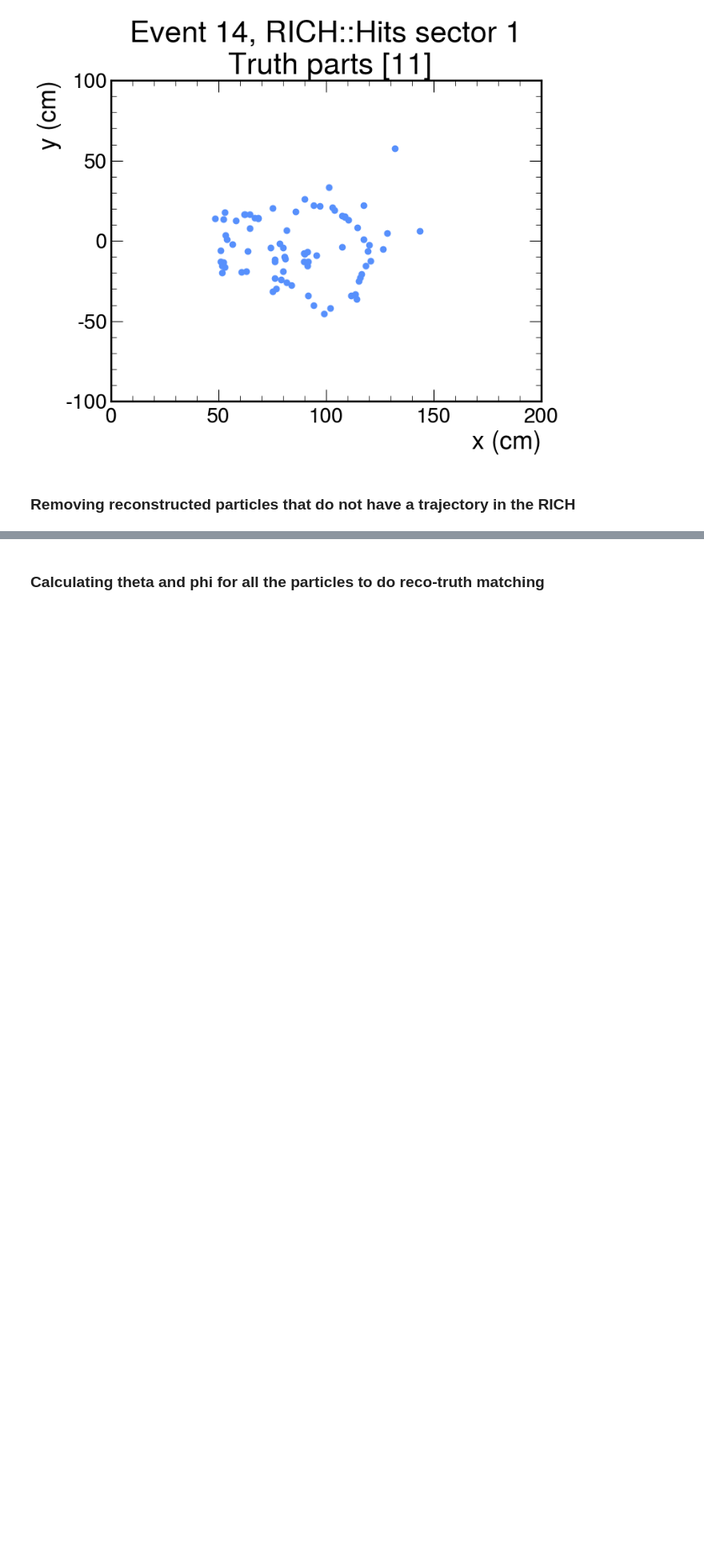
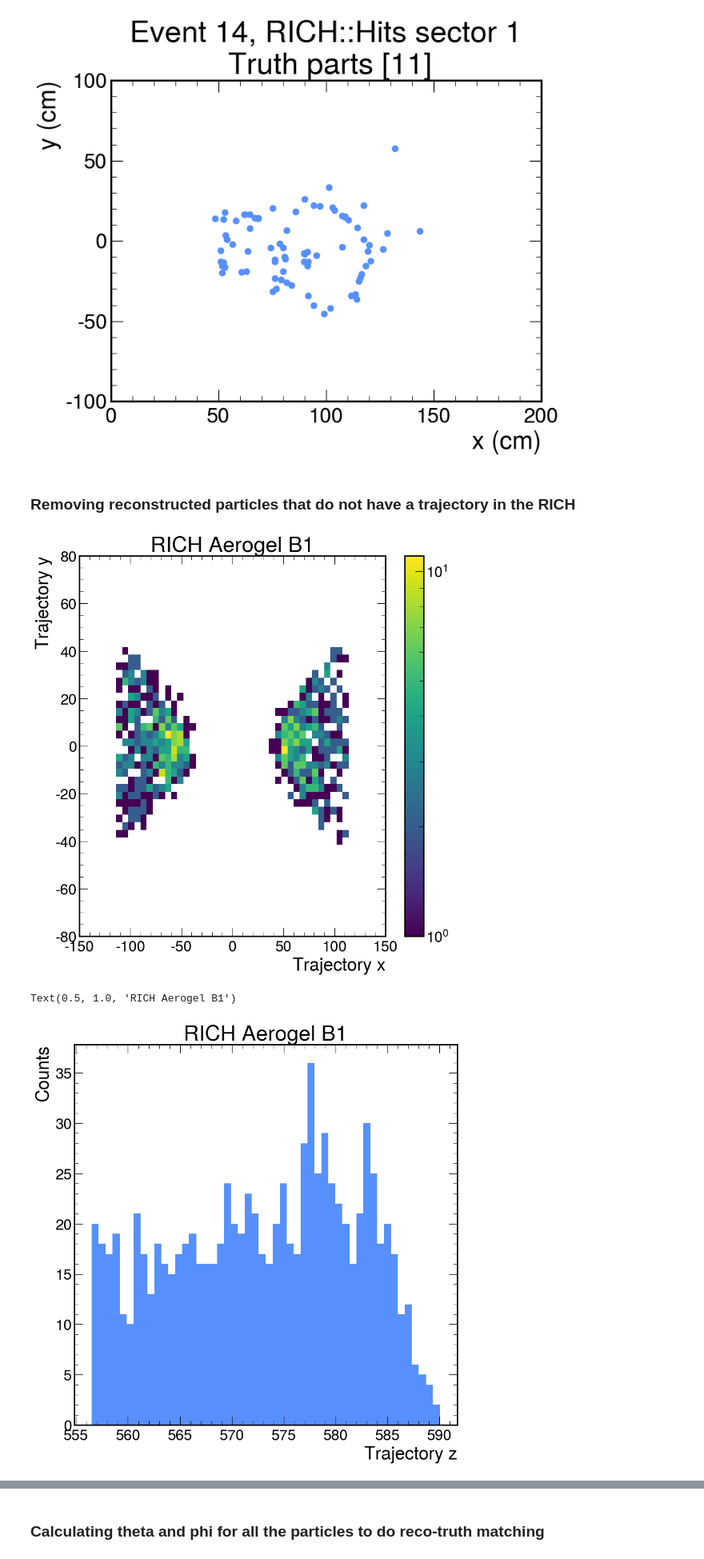
Before and after one commit to rymilton/CLAS_RICH_ML, a Jupyter notebook: RICH_QA.ipynb, the cells around one changed output, grey strips where cells are left out. Shown at 80% size. Saved outputs shown, nothing was run; the diff lists cells and outputs as text; code cells hidden in the pictures; blank space fills up the shorter version.

```diff
--- a/RICH_QA.ipynb
+++ b/RICH_QA.ipynb
@@ -40,3 +47,4 @@ RICH_ring = ak.Array(RICH_ring)
 RICH_hits = ak.Array(RICH_hits)
 rec_particles = ak.Array(rec_particles)
 truth_particles = ak.Array(truth_particles)
+rec_traj = ak.Array(rec_traj)
@@ -118,3 +130,10 @@ for event_num,(x, y) in enumerate(zip(RICH_hits["x"][sector_mask], RICH_hits["y"
 [figure]
 # %% [markdown]
 ### Removing reconstructed particles that do not have a trajectory in the RICH
+# %%
+RICH_detector_ID = 18
+RICH_trajectory_mask = rec_traj["detector"]==RICH_detector_ID
+
+RICH_aerogel_b1_mask = (RICH_trajectory_mask) & (rec_traj["layer"]==2)
+RICH_aerogel_b2_mask = (RICH_trajectory_mask) & (rec_traj["layer"]==3)
+RICH_aerogel_b3_mask = (RICH_trajectory_mask) & (rec_traj["layer"]==4)
@@ -120,0 +144,21 @@ for event_num,(x, y) in enumerate(zip(RICH_hits["x"][sector_mask], RICH_hits["y"
+# %%
+plt.hist2d(
+    np.array(ak.flatten(rec_traj["x"][RICH_aerogel_b1_mask])),
+    np.array(ak.flatten(rec_traj["y"][RICH_aerogel_b1_mask])),
+    bins=50,
+    range=((-150,150), (-80,80)),
+    norm=colors.LogNorm()
+    )
+plt.xlabel("Trajectory x")
+plt.ylabel("Trajectory y")
+plt.title("RICH Aerogel B1")
+plt.colorbar()
+plt.show()
+plt.hist(ak.flatten(rec_traj["z"][RICH_aerogel_b1_mask]), bins=50)
+plt.xlabel("Trajectory z")
+plt.ylabel("Counts")
+plt.title("RICH Aerogel B1")
+# %% [output]
+[figure, added]
+Text(0.5, 1.0, 'RICH Aerogel B1')
+[figure, added]
```
Also changed, not shown: parts of 24 cells of this notebook.
